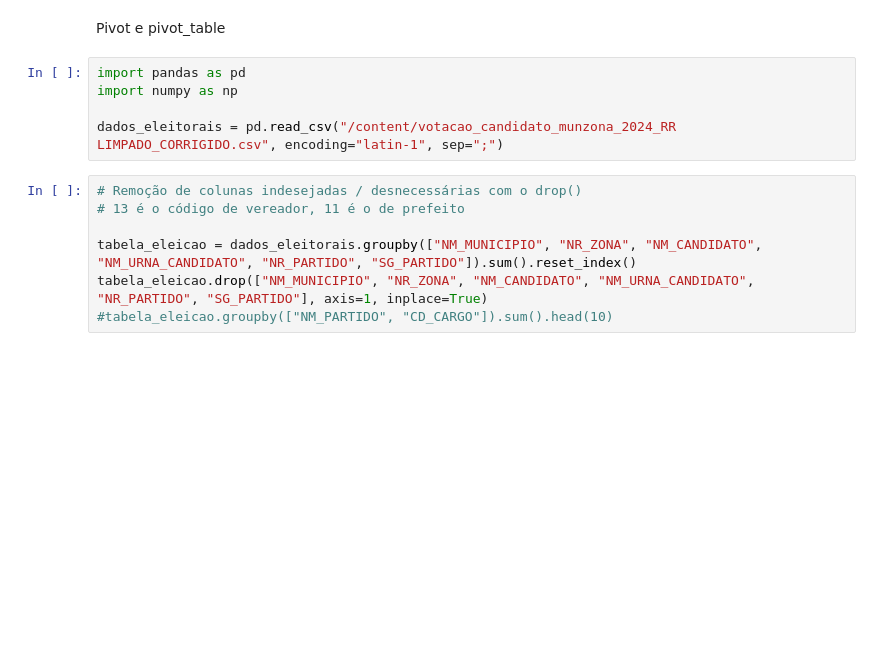
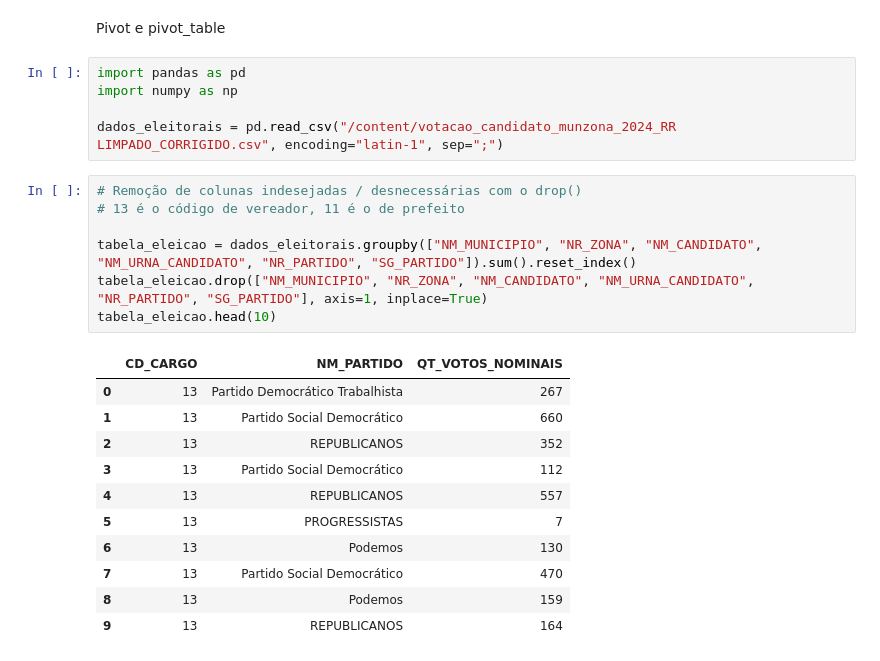
Before and after one commit to LeonardoVS-dev/Fundamentos, a Jupyter notebook: pivot.ipynb, the cells around one changed output. Saved outputs shown, nothing was run; the diff lists cells and outputs as text; blank space fills up the shorter version.

```diff
--- a/pivot.ipynb
+++ b/pivot.ipynb
@@ -10,10 +10,22 @@ dados_eleitorais = pd.read_csv("/content/votacao_candidato_munzona_2024_RR LIMPA
 # %%
 # Remoção de colunas indesejadas / desnecessárias com o drop()
 # 13 é o código de vereador, 11 é o de prefeito
 
 tabela_eleicao = dados_eleitorais.groupby(["NM_MUNICIPIO", "NR_ZONA", "NM_CANDIDATO", "NM_URNA_CANDIDATO", "NR_PARTIDO", "SG_PARTIDO"]).sum().reset_index()
 tabela_eleicao.drop(["NM_MUNICIPIO", "NR_ZONA", "NM_CANDIDATO", "NM_URNA_CANDIDATO", "NR_PARTIDO", "SG_PARTIDO"], axis=1, inplace=True)
-#tabela_eleicao.groupby(["NM_PARTIDO", "CD_CARGO"]).sum().head(10)
+tabela_eleicao.head(10)
+# %% [output]
+|  | CD_CARGO | NM_PARTIDO | QT_VOTOS_NOMINAIS |
+| 0 | 13 | Partido Democrático Trabalhista | 267 |
+| 1 | 13 | Partido Social Democrático | 660 |
+| 2 | 13 | REPUBLICANOS | 352 |
+| 3 | 13 | Partido Social Democrático | 112 |
+| 4 | 13 | REPUBLICANOS | 557 |
+| 5 | 13 | PROGRESSISTAS | 7 |
+| 6 | 13 | Podemos | 130 |
+| 7 | 13 | Partido Social Democrático | 470 |
+| 8 | 13 | Podemos | 159 |
+| 9 | 13 | REPUBLICANOS | 164 |
 # %%
 # Aplicação do pivot_table, com base na tabela anterior
 
```
Also changed, not shown: parts of 2 cells of this notebook.
